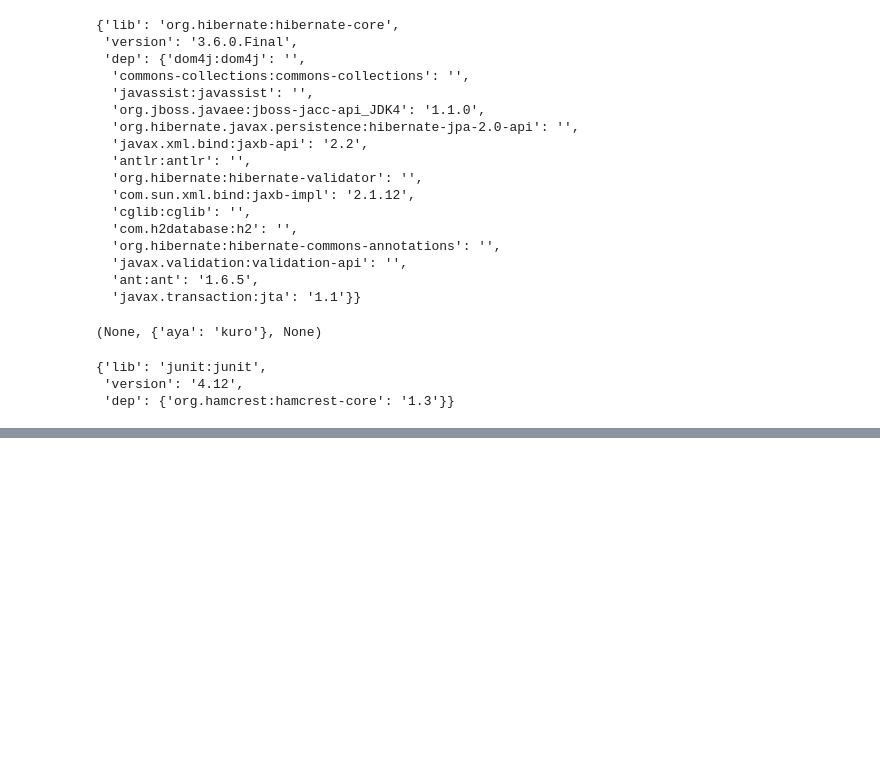
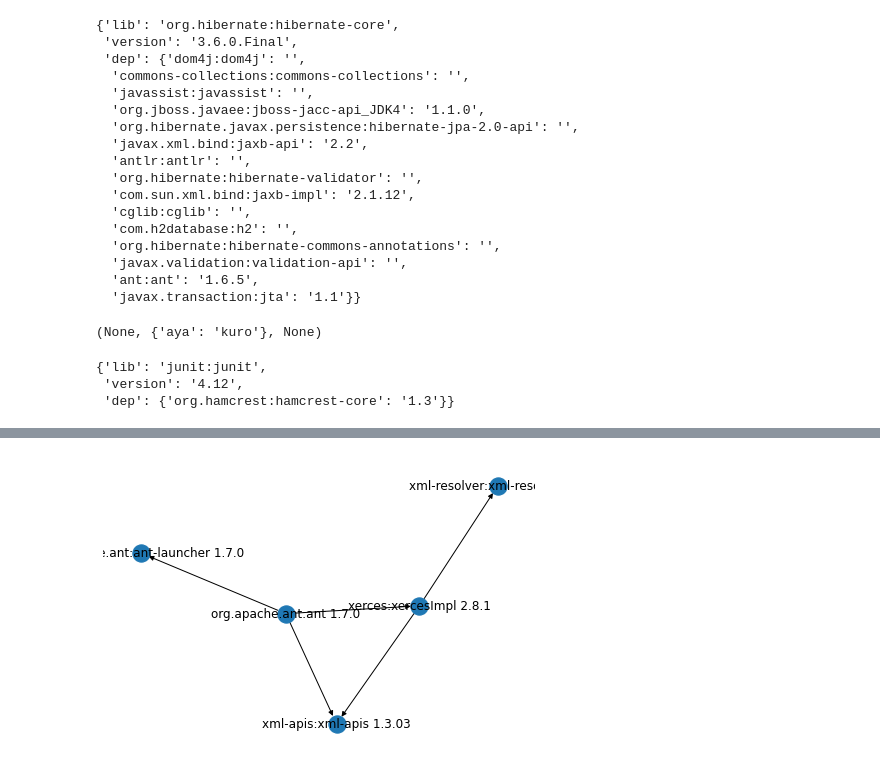
Before and after one commit to hehao98/LibraryMigration, a Jupyter notebook: model_hrz.ipynb, the cells around one changed output, grey strips where cells are left out. Drawn from its saved outputs; the diff is of its cells as text; code cells hidden in the pictures; blank space fills up the shorter version.

Commit message:
trying dependency graph

```diff
--- a/model_hrz.ipynb
+++ b/model_hrz.ipynb
@@ -484,12 +485,9 @@ def get_direct_dependencies(lib: str, version: str, commitTime=None):
             for key, value in res_lio['dep'].items():
                 if key in res_dep and res_dep[key] != value:  # lib & lio contain same dependency, diff version
                     # we can pick the non-empty one if 1 of 2 strs is empty
-                    if not value:
-                        continue
-                    if not res_dep[key]:
-                        res_dep[key] = value
-                        continue
                     raise DependencyVersionNotEqual(f'{lib} {version} dep {key} lio: {value} / lib: {res_dep[key]}')
+                    # ugly handling here,, but we're running out options
+                    res_dep[key] = max(res_dep[key], value)
                 else:
                     res_dep[key] = value
             return {'lib': lib, 'version': res_lio['version'], 'dep': res_dep}
@@ -622,0 +612,26 @@ ns': '',
+# %%
+import networkx as nx
+dep_graph = nx.DiGraph()
+
+# dependency graph should be acyclic
+class LoopInDependencyGraph(Exception):
+    pass
+
+def add_to_dependency_graph(lib: str, version="", commitTime=None, max_depth=100):
+    if max_depth == 0:
+        raise LoopInDependencyGraph(f'{lib} {version}')
+
+    direct_res = get_direct_dependencies_cache(lib, version, commitTime)
+    node_name = direct_res['lib'] + ' ' + direct_res['version']
+    if not dep_graph.has_node(node_name):
+        for key, value in direct_res['dep'].items():
+            subnode_name = add_to_dependency_graph(key, value, commitTime, max_depth-1)
+            dep_graph.add_edge(node_name, subnode_name)
+    return node_name
+
+import matplotlib.pyplot as plt
+add_to_dependency_graph('org.apache.ant:ant', '1.7.0', datetime(2020, 11, 22, 18, 6, 39).replace(tzinfo=pytz.timezone('UTC')))
+nx.draw(dep_graph, with_labels=True)
+plt.show()
+# %% [output]
+[figure, added]
```
Also changed, not shown: parts of 17 cells of this notebook.
